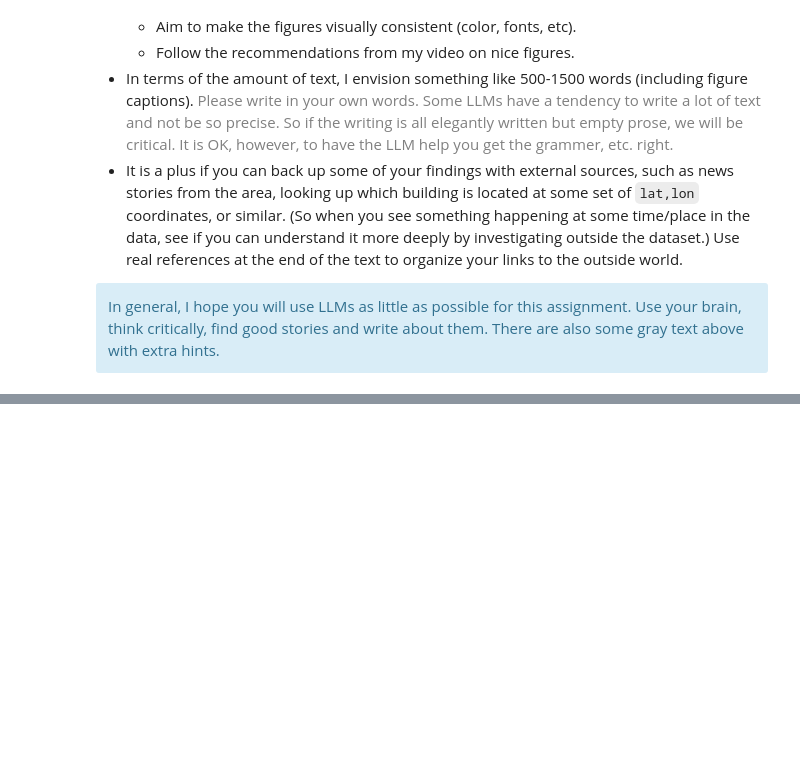
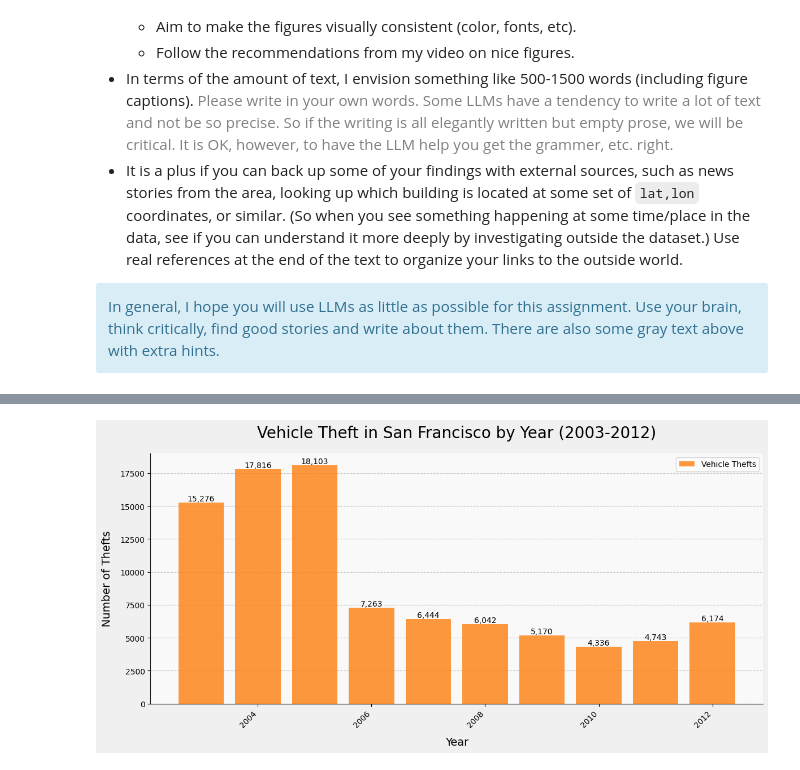
Before and after one commit to LeoItaly/social-data-visualization-2025, a Jupyter notebook: week_8/Week8.ipynb, the cells around one changed output, grey strips where cells are left out. Drawn from its saved outputs; the diff is of its cells as text; code cells hidden in the pictures; blank space fills up the shorter version.

```diff
--- a/week_8/Week8.ipynb
+++ b/week_8/Week8.ipynb
@@ -118,0 +159,63 @@ In general, I hope you will use LLMs as little as possible for this assignment.
+# %%
+import pandas as pd
+import matplotlib.pyplot as plt
+import seaborn as sns
+
+# Set the style for a more modern look
+#plt.style.use('seaborn-dark')
+
+# Read the crime data
+df = pd.read_csv("../Assignment/merged_data.csv")
+
+# Filter for vehicle theft only
+df_theft = df[df['Category'] == 'VEHICLE THEFT']
+
+# Group by year
+yearly_counts = df_theft.groupby('Year').size().reset_index(name='Count')
+
+# Filter for years between 2003 and 2007
+yearly_counts_filtered = yearly_counts[(yearly_counts['Year'] >= 2003) & (yearly_counts['Year'] <= 2012)]
+
+# Create the bar chart
+fig, ax = plt.subplots(figsize=(12, 6))
+bars = ax.bar(yearly_counts_filtered['Year'], yearly_counts_filtered['Count'], color='#ff7f0e', alpha=0.8, label='Vehicle Thefts')
+
+# Customize the chart
+ax.set_title("Vehicle Theft in San Francisco by Year (2003-2012)", fontsize=20, pad=20)
+ax.set_xlabel("Year", fontsize=14, labelpad=10)
+ax.set_ylabel("Number of Thefts", fontsize=14, labelpad=10)
+
+# Add value labels on top of each bar
+for bar in bars:
+    height = bar.get_height()
+    ax.text(bar.get_x() + bar.get_width()/2., height,
+            f'{height:,}',
+            ha='center', va='bottom', fontsize=10)
+
+# Customize the grid
+ax.grid(axis='y', linestyle='--', alpha=0.7)
+ax.set_axisbelow(True)
+
+# Remove top and right spines
+ax.spines['top'].set_visible(False)
+ax.spines['right'].set_visible(False)
+
+# Rotate x-axis labels for better readability
+plt.xticks(rotation=45, ha='right')
+
+# Add a subtle background color
+fig.patch.set_facecolor('#f0f0f0')
+ax.set_facecolor('#f9f9f9')
+
+# Add a text annotation for data source
+plt.text(0.95, 0.05, '',
+         fontsize=8, color='gray', alpha=0.7,
+         ha='right', va='bottom', transform=ax.transAxes)
+
+# Add legend
+ax.legend()
+
+plt.tight_layout()
+plt.show()
+# %% [output]
+[figure, added]
```
Also changed, not shown: parts of 14 cells of this notebook, 6 other files.
